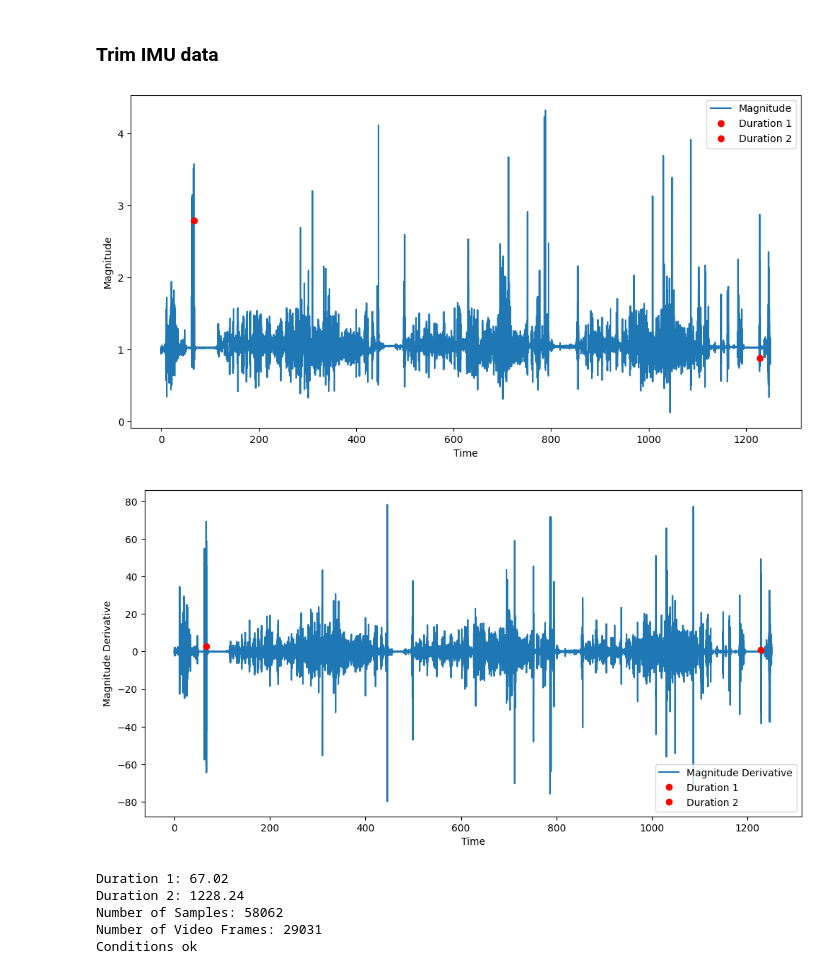
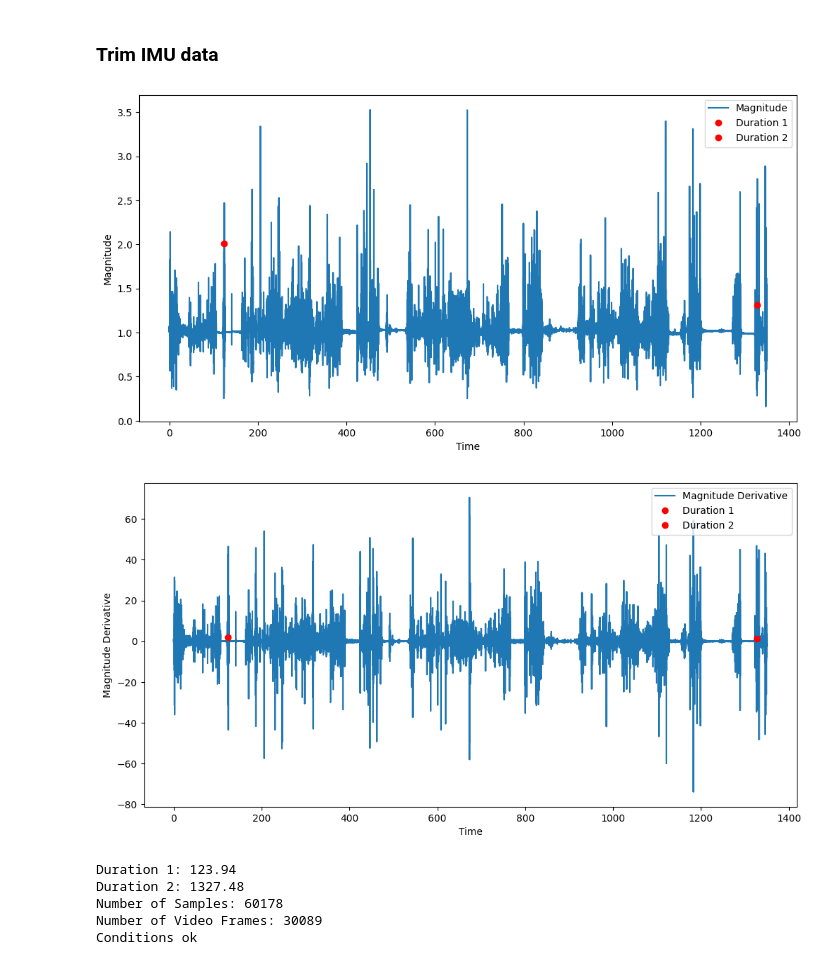
Before and after one commit to gloorli/ul-movement-tracking, a Jupyter notebook: src/synch_video_IMU.ipynb, the cells around one changed output. Cells and saved outputs as stored; diff of their text form; code cells hidden in the pictures.

Commit message:
data: analysis of further participants

```diff
--- a/src/synch_video_IMU.ipynb
+++ b/src/synch_video_IMU.ipynb
@@ -22,7 +22,7 @@ from utilities import *
 - save the trimmed video as MP4 for labelbox
 # %%
 # CHANGE HERE #TODO
-participant_id = 'S014'
+participant_id = 'S015'
 # %%
 path, video_path, imu_path = get_participant_paths(participant_id, study_folder='../data/CreateStudy')
 print("Video Path:", video_path)
@@ -42,8 +42,8 @@ number_frames, fps, recording_time, creation_time, timestamps = metadata
 read_video_frames(video_path)
 # %%
 # Extract the exact frame start movement/end movement using OpenCV
-frame_start = 5375 #TODO
-frame_end = 34406 #TODO
+frame_start = 1277 #TODO
+frame_end = 31366 #TODO
 # %%
 # Get Trimming parameters
 video_start_timestamp, video_end_timestamp,trimmed_video_duration = get_trimmed_video_timestamps(frame_start, frame_end, timestamps)
@@ -253,21 +251,21 @@ plot_acceleration_magnitude(RW_data,50)
 # %%
 # CHANGE HERE #TODO
 # Will modify the position of the red dot on the plot below
-duration1 = 67.02 # in seconds
+duration1 = 123.94 # in seconds
 using_Axivity = True
 # Code to set the starting red point of the IMU data.
 # Should match the exact moment when the participant moved after the 30sec of resting.
 # Look for flat data during 30sec, then the red dot set by duration1 should be at
 # the edge of the end of this flat data period
 # duration2 is computed based on the duration of the previously trimmed video to
 # ensure data IMU and data video will match exactly
 LW_data,  duration1, duration2 = plot_acceleration_with_timepoints(LW_data, duration1,
                                                                    trimmed_number_frames, trimmed_recording_time)
 # %% [output]
-[figure, old version]
+[figure, new version]
-[figure, old version]
+[figure, new version]
-Duration 1: 67.02
-Duration 2: 1228.24
-Number of Samples: 58062
-Number of Video Frames: 29031
+Duration 1: 123.94
+Duration 2: 1327.48
+Number of Samples: 60178
+Number of Video Frames: 30089
 Conditions ok
```
Also changed, not shown: parts of 11 cells of this notebook, 2 other files.
